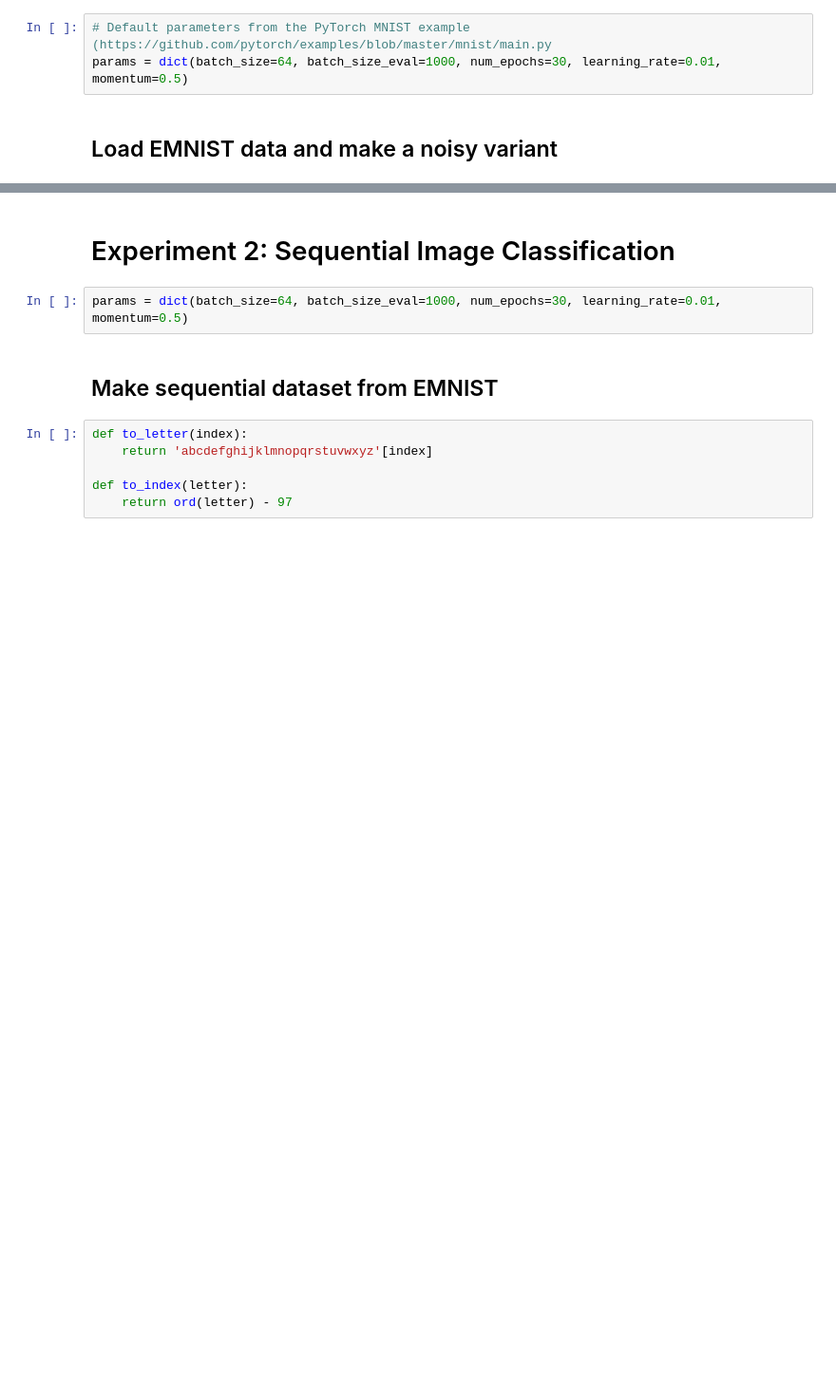
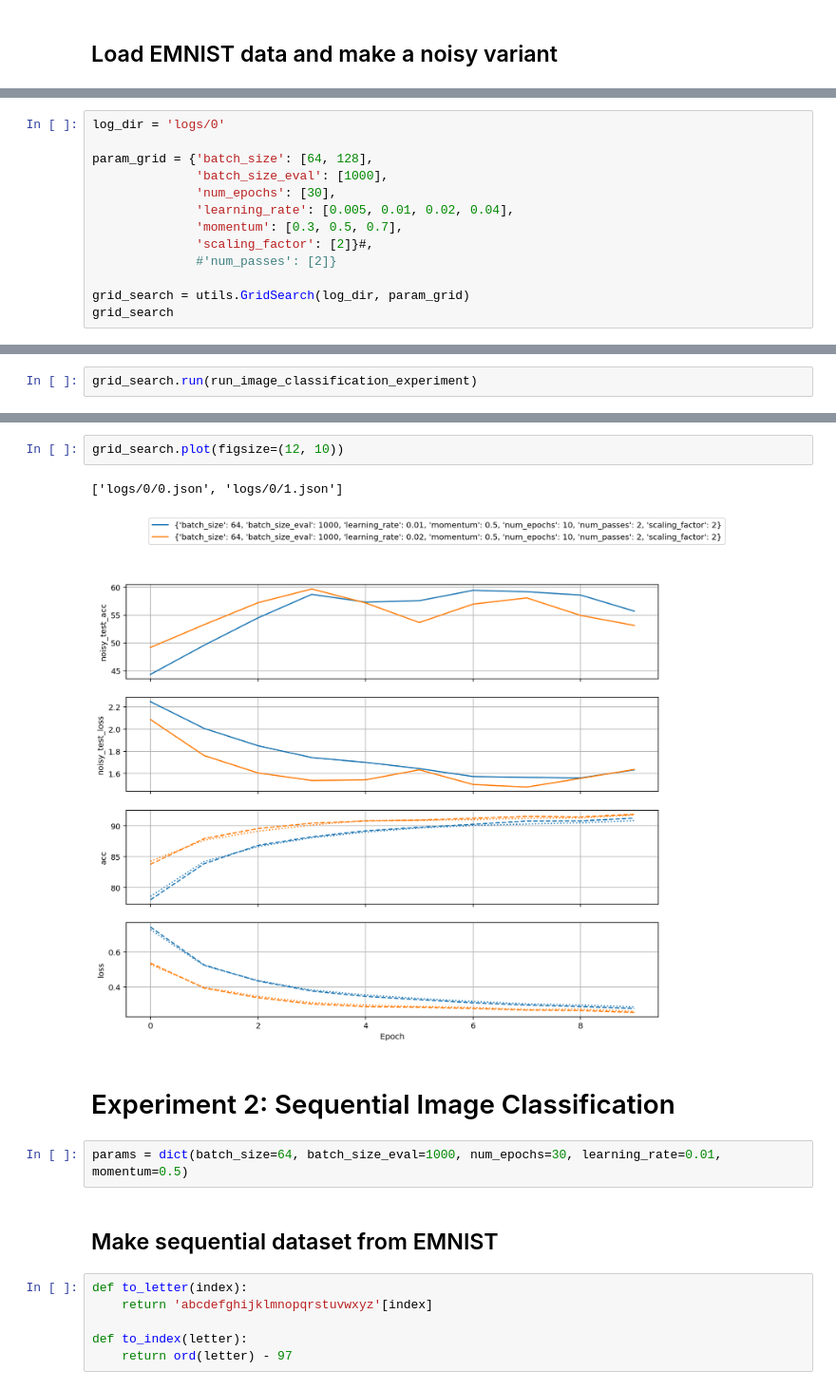
Before and after one commit to jrieke/feedback-nns, a Jupyter notebook: feedback_connections.ipynb, the cells around one changed output, grey strips where cells are left out. Shown at 95% size. Saved outputs shown, nothing was run; the diff lists cells and outputs as text; blank space fills up the shorter version.

```diff
--- a/feedback_connections.ipynb
+++ b/feedback_connections.ipynb
@@ -33,8 +20,5 @@ use_cuda = False
 device = torch.device('cuda' if use_cuda else 'cpu')
 # %% [markdown]
 # Experiment 1: Image Classification
-# %%
-# Default parameters from the PyTorch MNIST example (https://github.com/pytorch/examples/blob/master/mnist/main.py
-params = dict(batch_size=64, batch_size_eval=1000, num_epochs=30, learning_rate=0.01, momentum=0.5)
 # %% [markdown]
 ## Load EMNIST data and make a noisy variant
@@ -184,0 +79,13 @@ Train Epoch: 1 [12800/114800 (11%)]     Loss: 2.027306  Accuracy: 51.6%
+# %%
+log_dir = 'logs/0'
+
+param_grid = {'batch_size': [64, 128],
+              'batch_size_eval': [1000],
+              'num_epochs': [30],
+              'learning_rate': [0.005, 0.01, 0.02, 0.04],
+              'momentum': [0.3, 0.5, 0.7],
+              'scaling_factor': [2]}#,
+              #'num_passes': [2]}
+
+grid_search = utils.GridSearch(log_dir, param_grid)
+grid_search
@@ -184,0 +110,2 @@ Train Epoch: 1 [12800/114800 (11%)]     Loss: 2.027306  Accuracy: 51.6%
+# %%
+grid_search.run(run_image_classification_experiment)
@@ -185,3 +124,8 @@ Train Epoch: 1 [12800/114800 (11%)]     Loss: 2.027306  Accuracy: 51.6%
+# %%
+grid_search.plot(figsize=(12, 10))
+# %% [output]
+['logs/0/0.json', 'logs/0/1.json']
+[figure, added]
 # %% [markdown]
 # Experiment 2: Sequential Image Classification
 # %%
```
Also changed, not shown: parts of 20 cells of this notebook, 6 other files.
